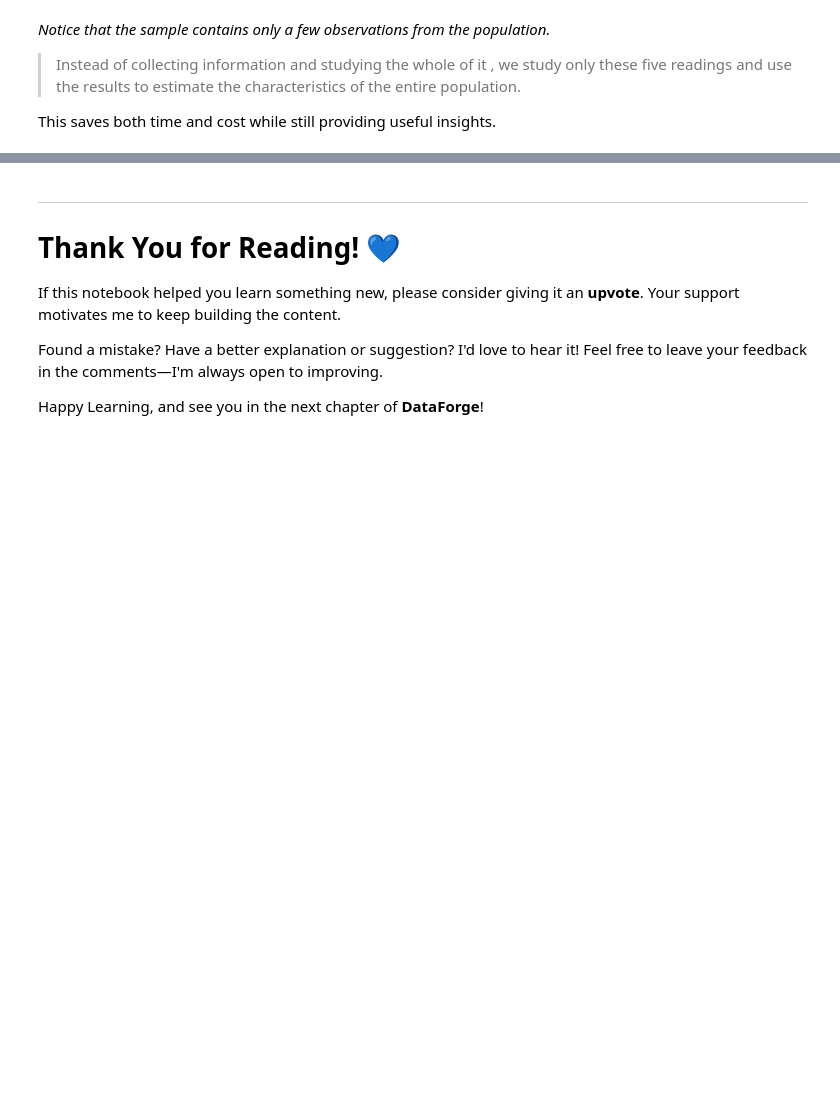
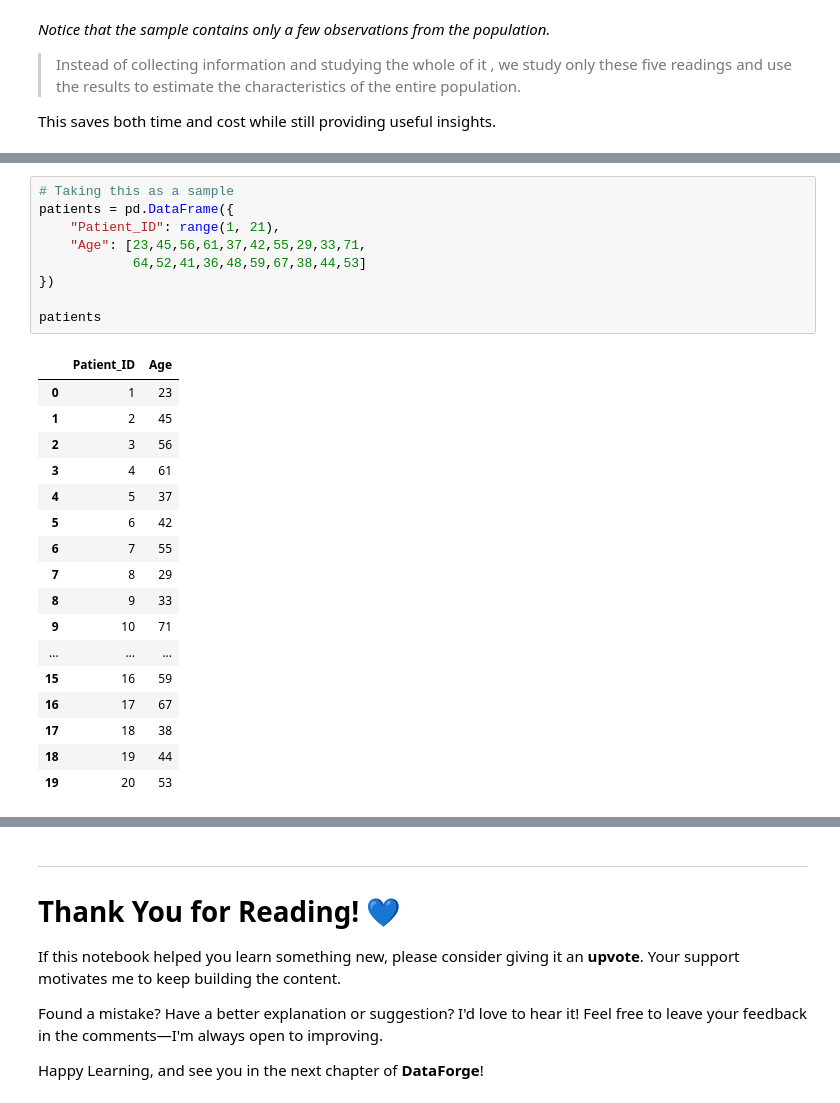
Before and after one commit to satyam2006-cmd/DataForge, a Jupyter notebook: statswithpy/statslearnings.ipynb, the cells around one changed output, grey strips where cells are left out. Drawn from its saved outputs; the diff is of its cells as text; blank space fills up the shorter version.

```diff
--- a/statswithpy/statslearnings.ipynb
+++ b/statswithpy/statslearnings.ipynb
@@ -1093,0 +1130,27 @@ The process of selecting samples is known as **Sampling**, which we'll explore i
+# %%
+# Taking this as a sample
+patients = pd.DataFrame({
+    "Patient_ID": range(1, 21),
+    "Age": [23,45,56,61,37,42,55,29,33,71,
+            64,52,41,36,48,59,67,38,44,53]
+})
+
+patients
+# %% [output]
+|  | Patient_ID | Age |
+| 0 | 1 | 23 |
+| 1 | 2 | 45 |
+| 2 | 3 | 56 |
+| 3 | 4 | 61 |
+| 4 | 5 | 37 |
+| 5 | 6 | 42 |
+| 6 | 7 | 55 |
+| 7 | 8 | 29 |
+| 8 | 9 | 33 |
+| 9 | 10 | 71 |
+| ... | ... | ... |
+| 15 | 16 | 59 |
+| 16 | 17 | 67 |
+| 17 | 18 | 38 |
+| 18 | 19 | 44 |
+| 19 | 20 | 53 |
```
Also changed, not shown: parts of 23 cells of this notebook.
